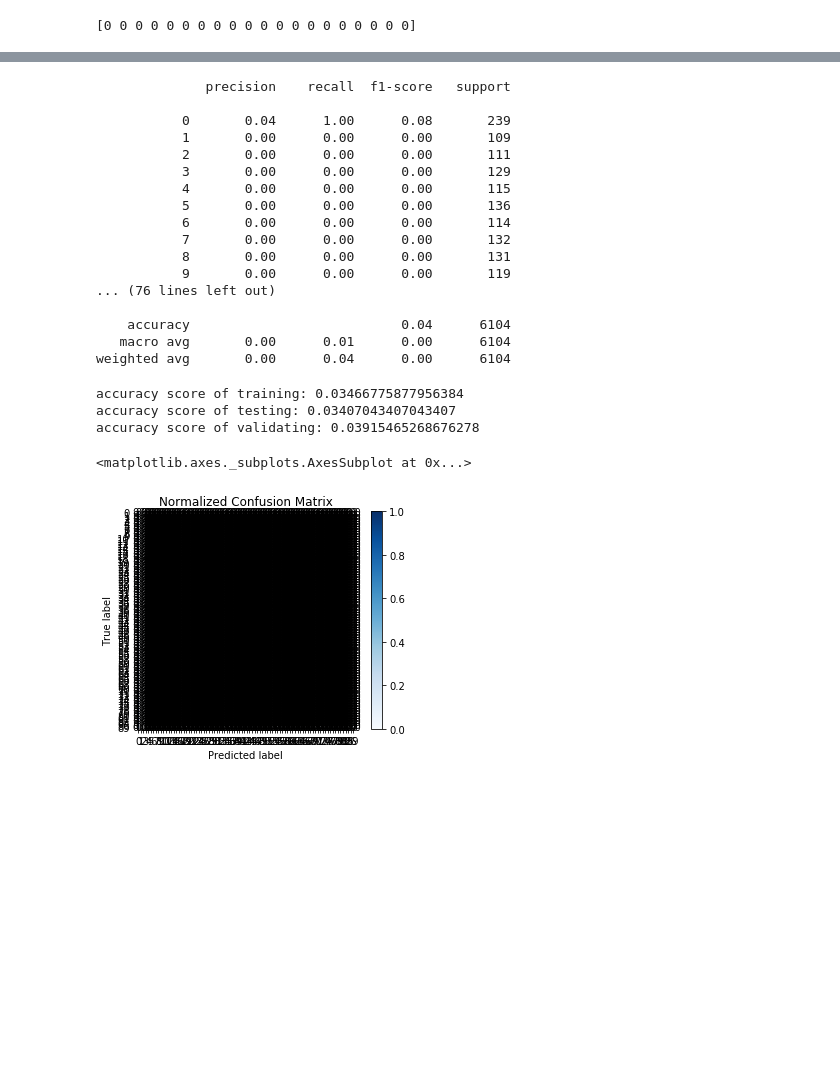
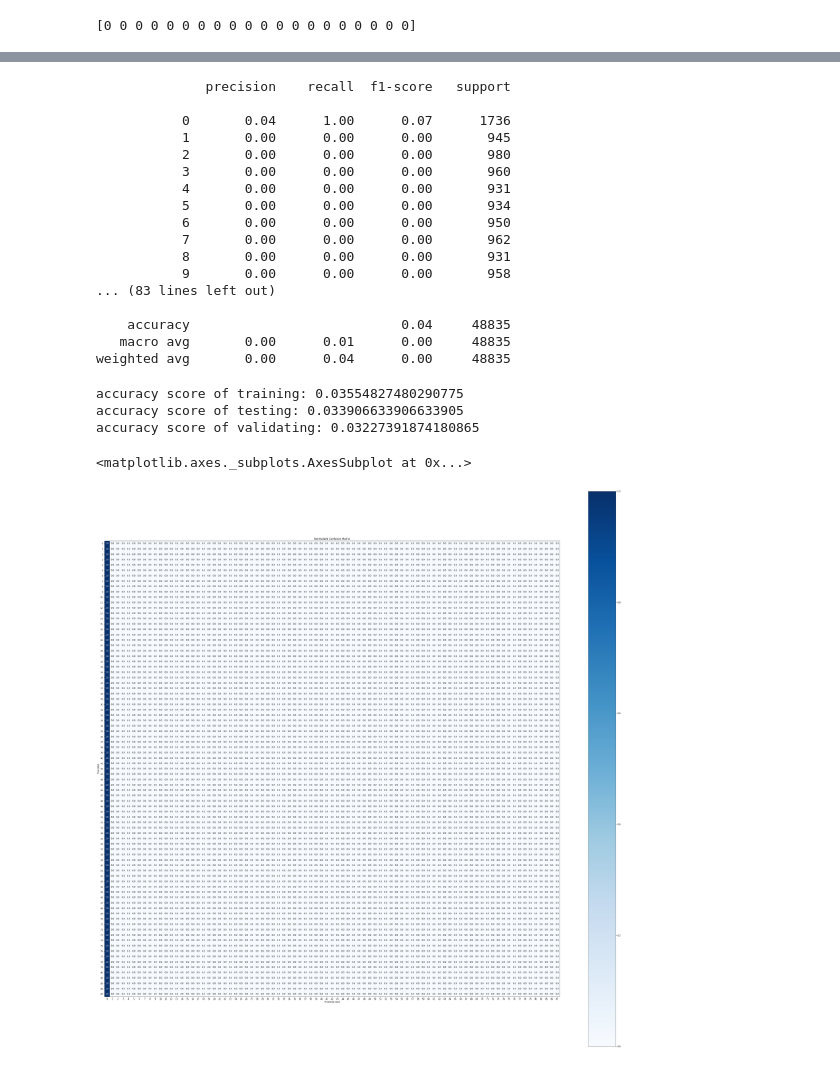
Before and after one commit to peishuan/Natural-Computation-Methods-for-Machine-Learning-Final-Project, a Jupyter notebook: meeting0513/spotify_end2end3.ipynb, the cells around one changed output, grey strips where cells are left out. Cells and saved outputs as stored; diff of their text form; code cells hidden in the pictures; blank space fills up the shorter version.

Commit message:
prediction analysis

```diff
--- a/meeting0513/spotify_end2end3.ipynb
+++ b/meeting0513/spotify_end2end3.ipynb
@@ -24,6 +25,7 @@ key_di = {0: "C",0: "B#", 1: "C#", 2: "D", 3: "D#", 4: "E", 5: "F", 5: "E#", 6:
           7: "G", 8: "G#", 9: "A", 10: "A#", 11: "B"}
 data.replace({"Key": key_di})
 data = data.drop(['Key'], axis=1)
+data = data.sample(frac=1).reset_index(drop=True)
 data.head()
 # %% [output]
 |  | Release Date | Popularity | Danceability | Energy | Key Val | Loudness | Mode | Speechiness | ... |
@@ -66,7 +97,7 @@ print(test_count)
 # momentum=0.9, nesterovs_momentum=True, early_stopping=False, validation_fraction=0.1,
 # beta_1=0.9, beta_2=0.999, epsilon=1e-08, n_iter_no_change=10, max_fun=15000)
 
-mlp = MLPClassifier(hidden_layer_sizes=(14, ),solver='adam', activation='logistic',max_iter=1000)
+mlp = MLPClassifier(hidden_layer_sizes=(14, 8,),solver='adam', activation='logistic',max_iter=1000)
 mlp.fit(train_data,train_output)
 # %% [output]
 MLPClassifier(activation='logistic', alpha=0.0001, batch_size='auto',
@@ -123,33 +154,33 @@ Testing set score: [[3.32407348e-02 1.85839873e-02 1.99051280e-02 2.01230031e-02
 # %%
-print(classification_report(validate_output,mlp.predict(validate_data)))
+print(classification_report(train_output,mlp.predict(train_data)))
 # %% [output]
               precision    recall  f1-score   support
 
-           0       0.04      1.00      0.08       239
-           1       0.00      0.00      0.00       109
-           2       0.00      0.00      0.00       111
-           3       0.00      0.00      0.00       129
-           4       0.00      0.00      0.00       115
-           5       0.00      0.00      0.00       136
-           6       0.00      0.00      0.00       114
-           7       0.00      0.00      0.00       132
-           8       0.00      0.00      0.00       131
-           9       0.00      0.00      0.00       119
-... (76 lines left out)
+           0       0.04      1.00      0.07      1736
+           1       0.00      0.00      0.00       945
+           2       0.00      0.00      0.00       980
+           3       0.00      0.00      0.00       960
+           4       0.00      0.00      0.00       931
+           5       0.00      0.00      0.00       934
+           6       0.00      0.00      0.00       950
+           7       0.00      0.00      0.00       962
+           8       0.00      0.00      0.00       931
+           9       0.00      0.00      0.00       958
+... (83 lines left out)
 
-    accuracy                           0.04      6104
-   macro avg       0.00      0.01      0.00      6104
-weighted avg       0.00      0.04      0.00      6104
+    accuracy                           0.04     48835
+   macro avg       0.00      0.01      0.00     48835
+weighted avg       0.00      0.04      0.00     48835
 # %%
 print("accuracy score of training: {}".format(accuracy_score(train_output,mlp.predict(train_data))))
 print("accuracy score of testing: {}".format(accuracy_score(test_output,mlp.predict(test_data))))
 print("accuracy score of validating: {}".format(accuracy_score(validate_output,mlp.predict(validate_data))))
 # %% [output]
-accuracy score of training: 0.03466775877956384
-accuracy score of testing: 0.03407043407043407
-accuracy score of validating: 0.03915465268676278
+accuracy score of training: 0.03554827480290775
+accuracy score of testing: 0.033906633906633905
+accuracy score of validating: 0.03227391874180865
 # %%
-skplt.metrics.plot_confusion_matrix(validate_output, valid_pred, normalize=True)
+skplt.metrics.plot_confusion_matrix(validate_output, valid_pred, normalize=True, figsize=(50,50))
 # %% [output]
 <matplotlib.axes._subplots.AxesSubplot at 0x...>
-[figure, old version]
+[figure, new version]
```
Also changed, not shown: parts of 11 cells of this notebook.
